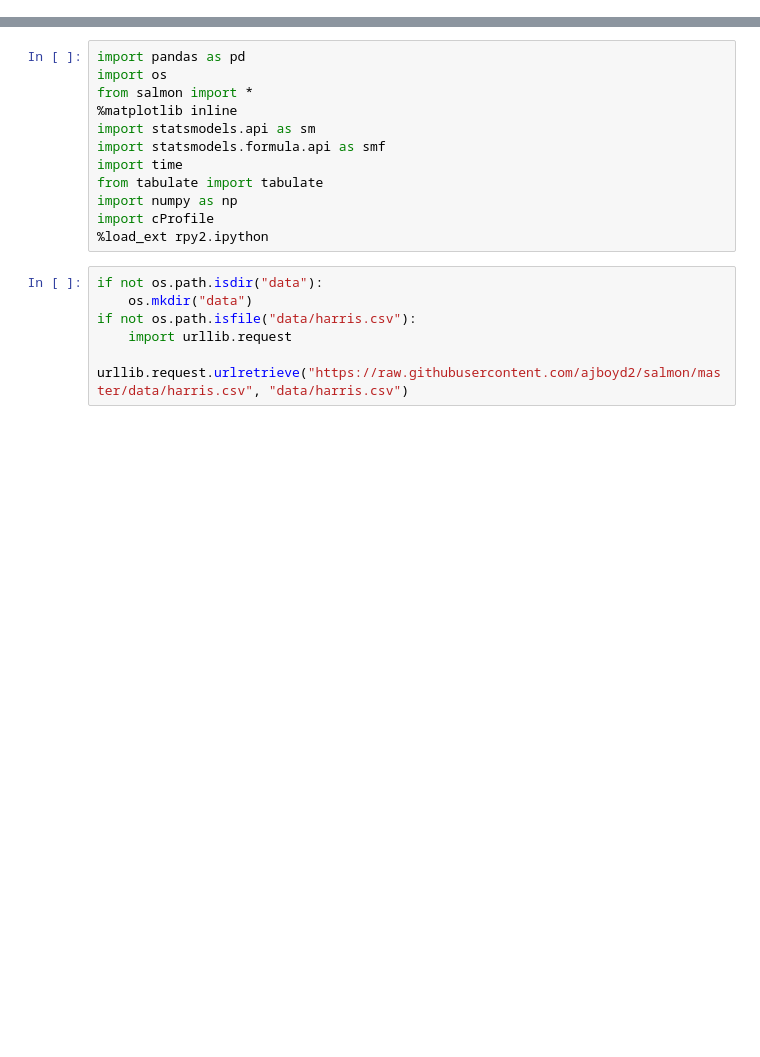
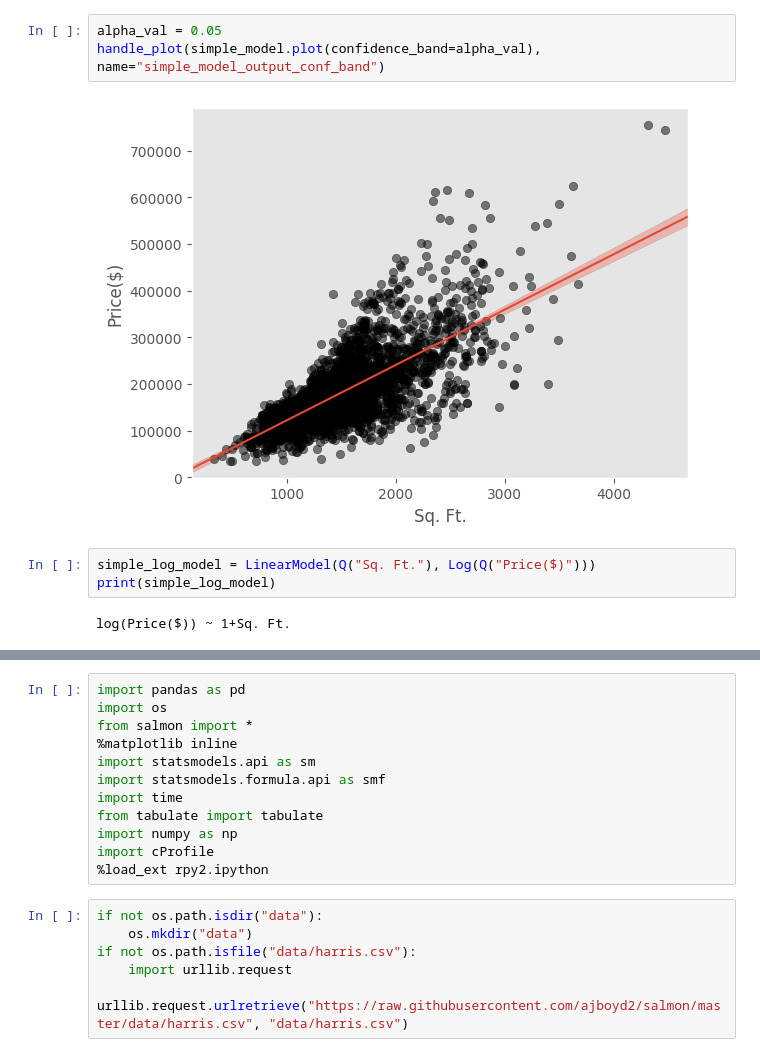
Before and after one commit to ajboyd2/salmon, a Jupyter notebook: paper_outputs/timing_comparison_colab.ipynb, the cells around one changed output, grey strips where cells are left out. Drawn from its saved outputs; the diff is of its cells as text; blank space fills up the shorter version.

```diff
--- a/paper_outputs/timing_comparison_colab.ipynb
+++ b/paper_outputs/timing_comparison_colab.ipynb
@@ -26,0 +142,10 @@ Requirement already satisfied: MarkupSafe>=2.0 in /usr/local/lib/python3.10/dist
+# %%
+alpha_val = 0.05
+handle_plot(simple_model.plot(confidence_band=alpha_val), name="simple_model_output_conf_band")
+# %% [output]
+[figure, added]
+# %%
+simple_log_model = LinearModel(Q("Sq. Ft."), Log(Q("Price($)")))
+print(simple_log_model)
+# %% [output]
+log(Price($)) ~ 1+Sq. Ft.
```
Also changed, not shown: parts of 57 cells of this notebook.
